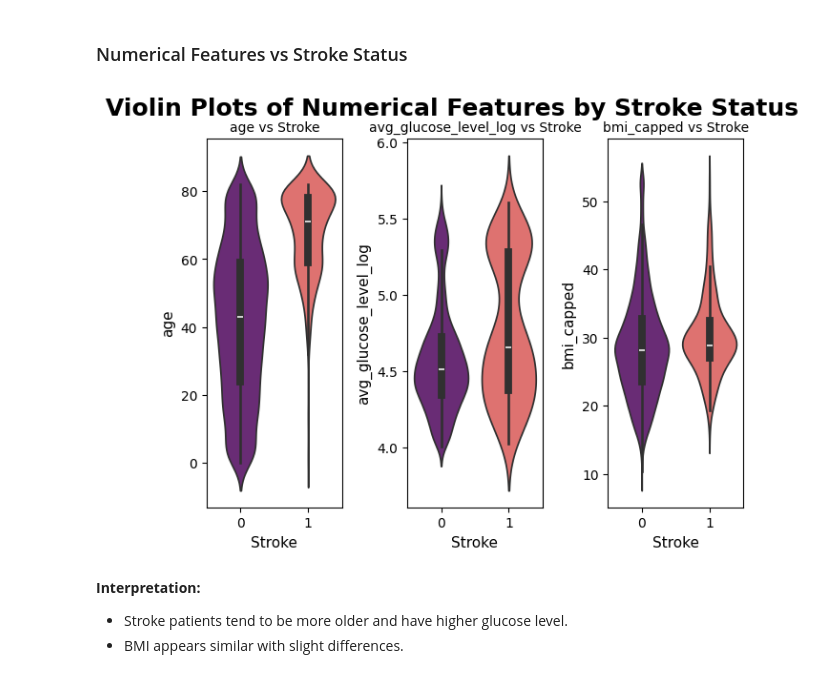
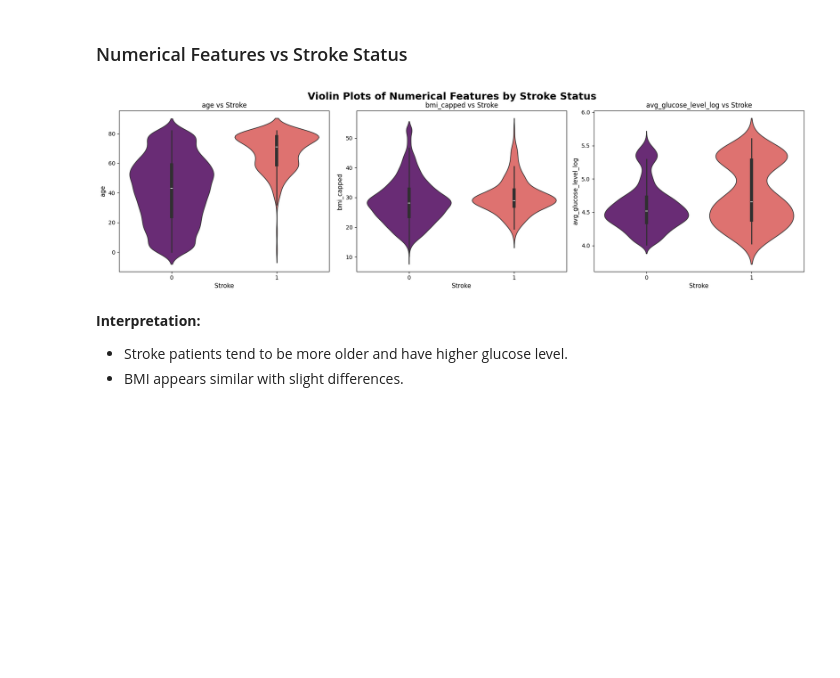
Before and after one commit to Duccard/stroke_risk_prediction, a Jupyter notebook: StrokeRiskPredictionModel.ipynb, the cells around one changed output. Drawn from its saved outputs; the diff is of its cells as text; code cells hidden in the pictures; blank space fills up the shorter version.

Commit message:
Updated graph and main file with customise graph functions

```diff
--- a/StrokeRiskPredictionModel.ipynb
+++ b/StrokeRiskPredictionModel.ipynb
@@ -373,3 +382,5 @@ Capping BMI:
 # %%
 upper_limit_bmi = df["bmi"].quantile(0.99)
 df["bmi_capped"] = np.where(df["bmi"] > upper_limit_bmi, upper_limit_bmi, df["bmi"])
+# %%
+num_cols_cleaned = ["age", "bmi_capped", "avg_glucose_level_log"]
@@ -436,4 +411,4 @@ For variables with 3 categories or more I will use One Hot Encoding. That includ
 # %% [markdown]
 ### Numerical Variables Distribution
 # %%
-num_cols_cleaned = ["age", "avg_glucose_level_log", "bmi_capped"]
+plot_numerical_distributions_with_mean(df, num_cols_cleaned)
@@ -565,25 +447,9 @@ plt.show()
 # %% [markdown]
 ### Numerical Features vs Stroke Status
 # %%
-for i, col in enumerate(num_cols_cleaned, 1):
-    plt.subplot(1, 3, i)
-    sns.violinplot(
-        x="stroke", y=col, data=df, palette="magma", hue="stroke", legend=False
-    )
-    plt.title(f"{col} vs Stroke", fontsize=10)
-    plt.xlabel("Stroke", fontsize=11)
-    plt.ylabel(col, fontsize=11)
-
-plt.tight_layout()
-plt.suptitle(
-    "Violin Plots of Numerical Features by Stroke Status",
-    fontsize=18,
-    weight="bold",
-    y=1.02,
-)
-plt.show()
+plot_violinplots_numerical_by_stroke(df, num_cols_cleaned)
 # %% [output]
-[figure, old version]
+[figure, new version]
 # %% [markdown]
 **Interpretation:**
 - Stroke patients tend to be more older and have higher glucose level.
```
Also changed, not shown: parts of 129 cells of this notebook, 1 other file.
